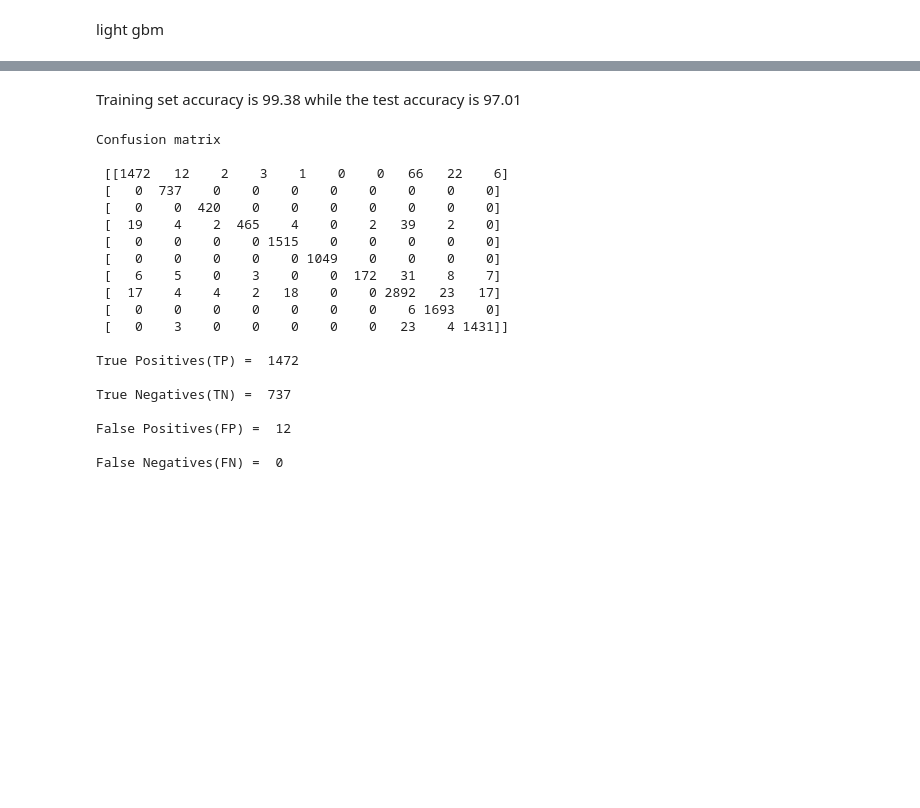
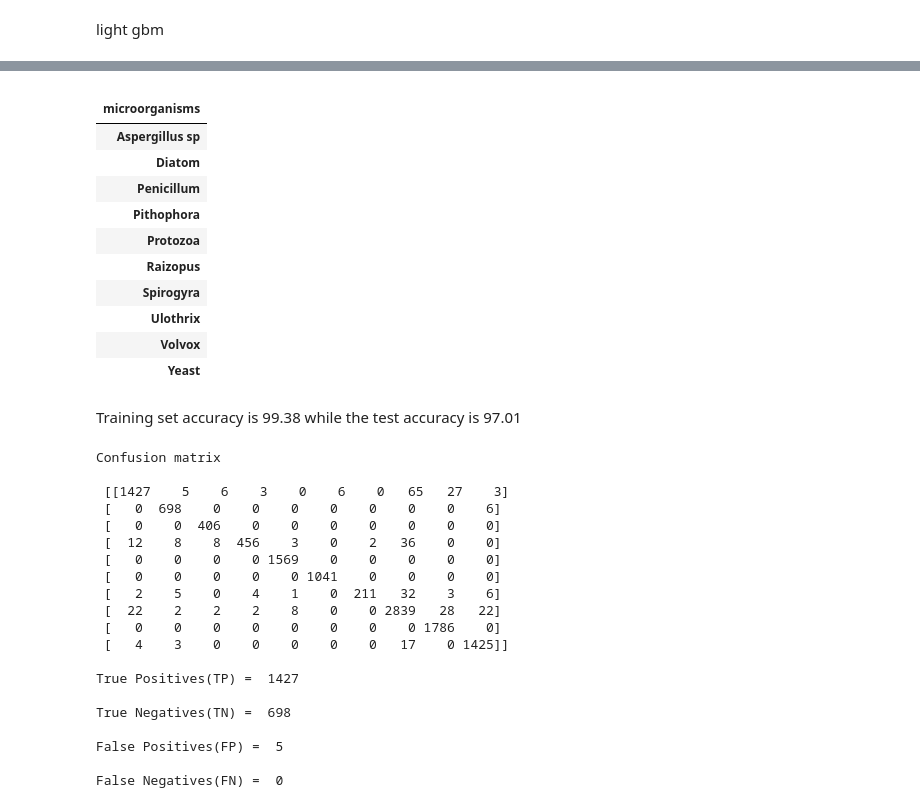
Before and after one commit to kenan-erol/MicrobeClassification, a Jupyter notebook: microbes_preprocessing.ipynb, the cells around one changed output, grey strips where cells are left out. Saved outputs shown, nothing was run; the diff lists cells and outputs as text; code cells hidden in the pictures; blank space fills up the shorter version.

```diff
--- a/microbes_preprocessing.ipynb
+++ b/microbes_preprocessing.ipynb
@@ -390,3 +416,18 @@ Training-set accuracy score: 0.9938
+# %%
+y_test.groupby('microorganisms').count()
+# %% [output]
+|  |
+| microorganisms |
+| Aspergillus sp |
+| Diatom |
+| Penicillum |
+| Pithophora |
+| Protozoa |
+| Raizopus |
+| Spirogyra |
+| Ulothrix |
+| Volvox |
+| Yeast |
 # %% [markdown]
 Training set accuracy is 99.38 while the test accuracy is 97.01
 # %%
@@ -395,29 +436,50 @@ Training set accuracy is 99.38 while the test accuracy is 97.01
 from sklearn.metrics import confusion_matrix
 cm = confusion_matrix(y_test, y_pred)
 print('Confusion matrix\n\n', cm)
+
 print('\nTrue Positives(TP) = ', cm[0,0])
 print('\nTrue Negatives(TN) = ', cm[1,1])
 print('\nFalse Positives(FP) = ', cm[0,1])
 print('\nFalse Negatives(FN) = ', cm[1,0])
+
+# microorganisms
+# Aspergillus sp    3888
+# Diatom            1818
+# Penicillum        1080
+# Pithophora        1350
+# Protozoa          3888
+# Raizopus          2552
+# Spirogyra          611
+# Ulothrix          7420
+# Volvox            4320
+# Yeast             3600
+
+microorganisms_arr = ['Aspergillus sp','Diatom','Penicillum','Pithophora','Protozoa','Raizopus','Spirogyra','Ulothrix','Volvox','Yeast']\
+
+sns_col_name, sns_ind = [], []
+for i in microorganisms_arr:
+  col_name_str, ind_name_str = "Actual " + i, "Predicted " + i
+  sns_col_name.append(col_name_str)
+  sns_ind.append(ind_name_str)
 # %% [output]
 Confusion matrix
 
- [[1472   12    2    3    1    0    0   66   22    6]
- [   0  737    0    0    0    0    0    0    0    0]
- [   0    0  420    0    0    0    0    0    0    0]
- [  19    4    2  465    4    0    2   39    2    0]
- [   0    0    0    0 1515    0    0    0    0    0]
- [   0    0    0    0    0 1049    0    0    0    0]
- [   6    5    0    3    0    0  172   31    8    7]
- [  17    4    4    2   18    0    0 2892   23   17]
- [   0    0    0    0    0    0    0    6 1693    0]
- [   0    3    0    0    0    0    0   23    4 1431]]
+ [[1427    5    6    3    0    6    0   65   27    3]
+ [   0  698    0    0    0    0    0    0    0    6]
+ [   0    0  406    0    0    0    0    0    0    0]
+ [  12    8    8  456    3    0    2   36    0    0]
+ [   0    0    0    0 1569    0    0    0    0    0]
+ [   0    0    0    0    0 1041    0    0    0    0]
+ [   2    5    0    4    1    0  211   32    3    6]
+ [  22    2    2    2    8    0    0 2839   28   22]
+ [   0    0    0    0    0    0    0    0 1786    0]
+ [   4    3    0    0    0    0    0   17    0 1425]]
 
-True Positives(TP) =  1472
+True Positives(TP) =  1427
 
-True Negatives(TN) =  737
+True Negatives(TN) =  698
 
-False Positives(FP) =  12
+False Positives(FP) =  5
 
 False Negatives(FN) =  0
 # %%
```
Also changed, not shown: parts of 8 cells of this notebook.
